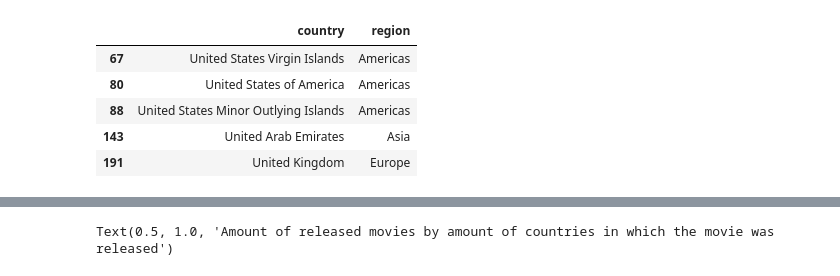
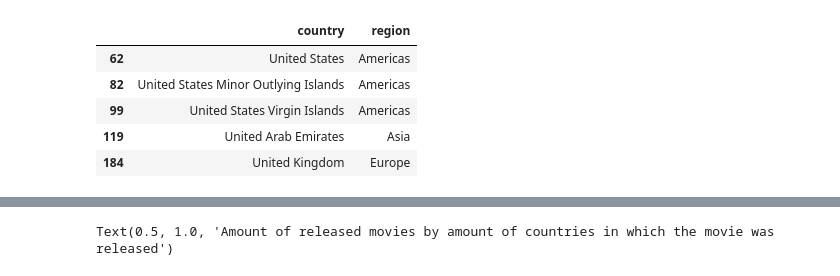
Before and after one commit to epfl-ada/ada-2022-project-armada, a Jupyter notebook: Maxime.ipynb, the cells around one changed output, grey strips where cells are left out. Drawn from its saved outputs; the diff is of its cells as text; code cells hidden in the pictures.

```diff
--- a/Maxime.ipynb
+++ b/Maxime.ipynb
@@ -4,77 +5,68 @@ import requests
 # %%
 # Get country names by region in dataframe
 region_lst = ["Africa", "Americas", "Asia", "Europe", "Oceania"]
 
 countries = {"country" : [],
 "region" : []
 }
 
 country_lst = [[], []]
 
 df_countries = pd.DataFrame(columns = ["country", "region"])
 
 for region in region_lst:
     response = requests.get("https://restcountries.com/v3.1/region/" + region).json()
 
     for elem in response:
         countries["country"].append(elem.get("name").get("common"))
         countries["region"].append(region)
 
 # Some countriy name changes due to dataset country names
 
-countries["country"].append("German Democratic Republic")
-countries["region"].append("Europe")
-countries["country"].append("Soviet Union")
-countries["region"].append("Europe")
-countries["country"].append("West Germany")
-countries["region"].append("Europe")
-countries["country"].append("Czechoslovakia")
-countries["region"].append("Europe")
-countries["country"].append("Czech Republic")
-countries["region"].append("Europe")
-countries["country"].append("Yugoslavia")
-countries["region"].append("Europe")
-countries["country"].append("Republic of Macedonia")
-countries["region"].append("Europe")
-countries["country"].append("Scotland")
-countries["region"].append("Europe")
-countries["country"].append("England")
-countries["region"].append("Europe")
-countries["country"].append("Georgian SSR")
-countries["region"].append("Europe")
+# countries["country"].append("German Democratic Republic")
+# countries["region"].append("Europe")
+# countries["country"].append("Soviet Union")
+# countries["region"].append("Europe")
+# countries["country"].append("West Germany")
+# countries["region"].append("Europe")
+# countries["country"].append("Czechoslovakia")
+# countries["region"].append("Europe")
+# countries["country"].append("Czech Republic")
+# countries["region"].append("Europe")
+# countries["country"].append("Yugoslavia")
+# countries["region"].append("Europe")
+# countries["country"].append("Republic of Macedonia")
+# countries["region"].append("Europe")
+# countries["country"].append("Scotland")
+# countries["region"].append("Europe")
+# countries["country"].append("England")
+# countries["region"].append("Europe")
+# countries["country"].append("Georgian SSR")
+# countries["region"].append("Europe")
 
-countries["country"].append("Weimar Republic")
-countries["region"].append("Europe")
+# countries["country"].append("Weimar Republic")
+# countries["region"].append("Europe")
 
-countries["country"].append("Korea")
-countries["region"].append("Asia")
+# countries["country"].append("Korea")
+# countries["region"].append("Asia")
 
-countries["country"].append("Burma")
-countries["region"].append("Asia")
+# countries["country"].append("Burma")
+# countries["region"].append("Asia")
 
-countries["country"].append("Crime")
-countries["region"].append("Europe")
+# countries["country"].append("Crime")
+# countries["region"].append("Europe")
 
-countries["country"].append("Democratic Republic of the Congo")
-countries["region"].append("Africas")
-
-
-
-
-
-
+# countries["country"].append("Democratic Republic of the Congo")
+# countries["region"].append("Africas")
 
 df_countries = pd.DataFrame.from_dict(countries)
-
-df_countries.replace("United States", "United States of America", inplace = True)
-df_countries.loc[df_countries["country"].str.contains("United")]
 # %% [output]
 |  | country | region |
-| 67 | United States Virgin Islands | Americas |
-| 80 | United States of America | Americas |
-| 88 | United States Minor Outlying Islands | Americas |
-| 143 | United Arab Emirates | Asia |
-| 191 | United Kingdom | Europe |
+| 62 | United States | Americas |
+| 82 | United States Minor Outlying Islands | Americas |
+| 99 | United States Virgin Islands | Americas |
+| 119 | United Arab Emirates | Asia |
+| 184 | United Kingdom | Europe |
 # %%
 # Get data set and format columns names
 df_movie=pd.read_csv('../data/movie.metadata.tsv',sep='\t',header=None)
```
Also changed, not shown: parts of 4 cells of this notebook.
